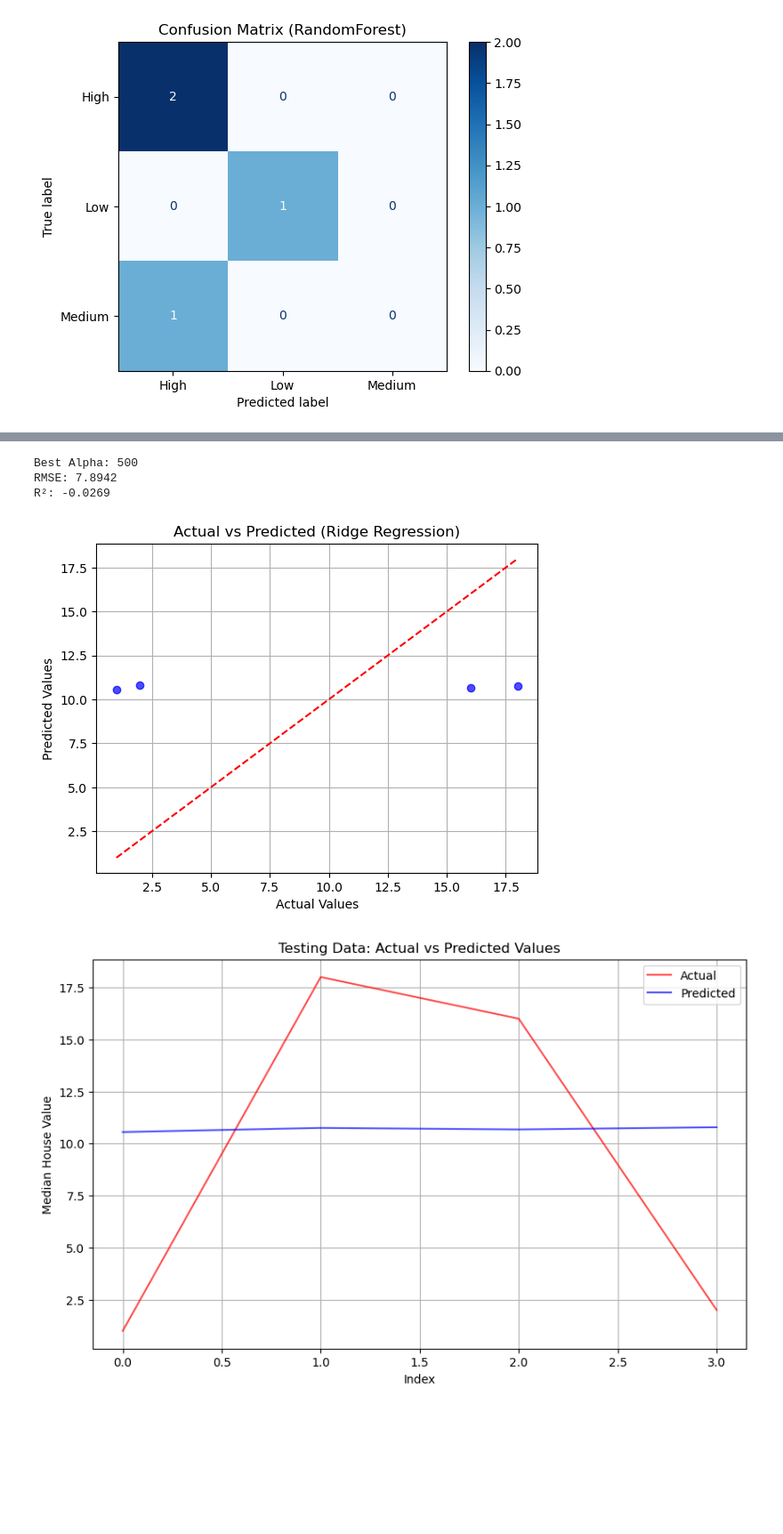
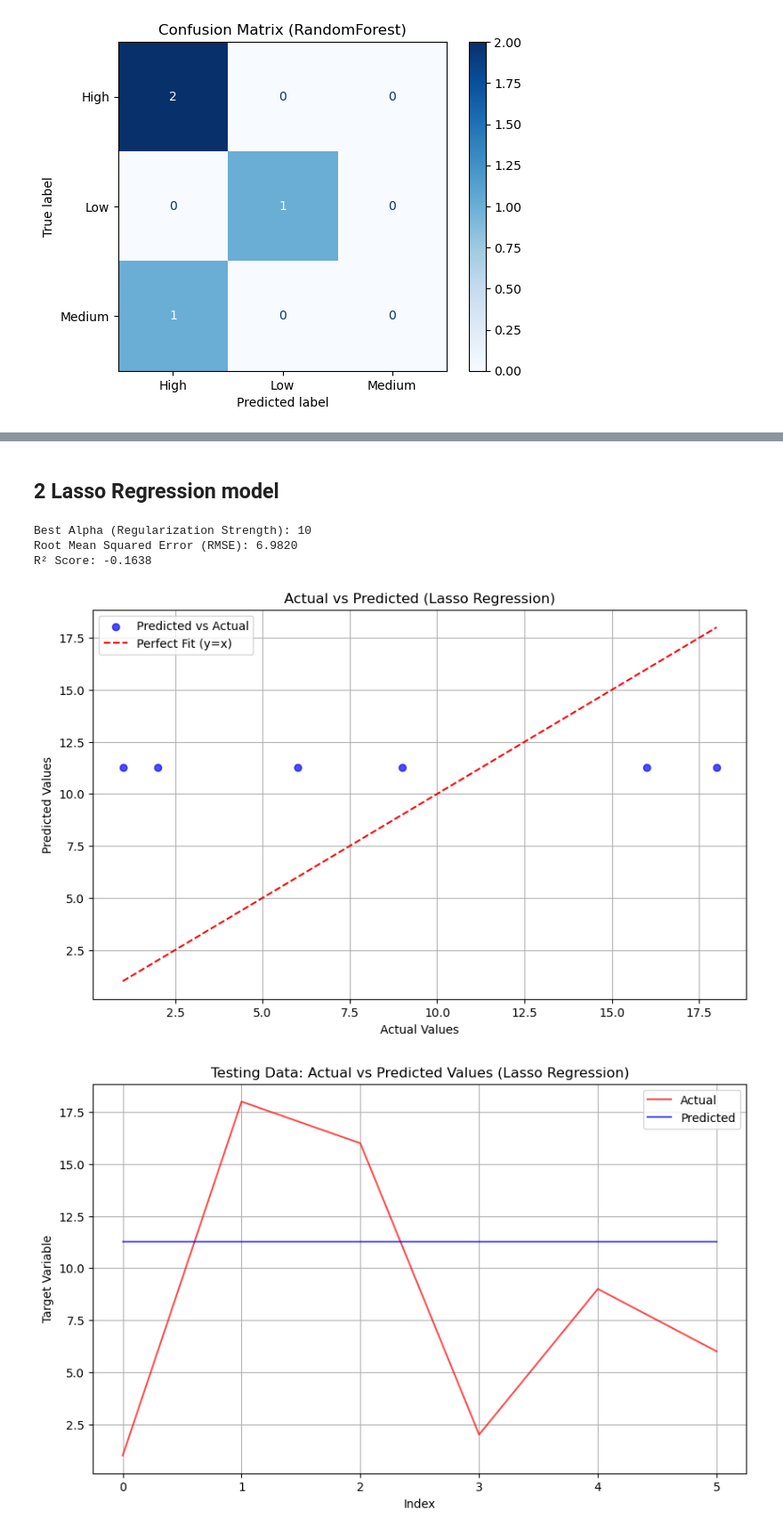
Before and after one commit to darkghost688/6360finalpfoject, a Jupyter notebook: nifH.ipynb, the cells around one changed output, grey strips where cells are left out. Shown at 89% size. Cells and saved outputs as stored; diff of their text form; code cells hidden in the pictures; blank space fills up the shorter version.

Commit message:
fix 5 models

```diff
--- a/nifH.ipynb
+++ b/nifH.ipynb
@@ -454,72 +530,71 @@ weighted avg       0.58      0.75      0.65         4
+# %% [markdown]
+## 2 Lasso Regression model
 # %%
+from sklearn.linear_model import Lasso
 from sklearn.model_selection import GridSearchCV, train_test_split
-from sklearn.linear_model import Ridge
+from sklearn.metrics import mean_squared_error, r2_score
+import matplotlib.pyplot as plt
+import numpy as np
 from sklearn.pipeline import Pipeline
 from sklearn.preprocessing import StandardScaler
-from sklearn.metrics import mean_squared_error, r2_score
-import numpy as np
-import matplotlib.pyplot as plt
 
-# 确保有数据集可用
-# 这里假设你的 df 已经包含了特征和目标变量，并且目标变量是回归值，而不是分类标签
-X = df.drop(columns=['Sample'])  # 假设目标列是 'Sample'
-y = df['Sample']  # 目标列 'Sample'
+# Splitting the dataset
+X_train, X_test, y_train, y_test = train_test_split(X, y, test_size=0.3, random_state=42)
 
-# 划分训练集和测试集
-X_train, X_test, y_train, y_test = train_test_split(X, y, test_size=0.2, random_state=42)
-
-# Define a pipeline with scaling and Ridge Regression
+# Define a pipeline: scaling + Lasso Regression
 pipeline = Pipeline([
     ('scaler', StandardScaler()),
-    ('ridge', Ridge())
+    ('lasso', Lasso(max_iter=10000))
 ])
 
-# Define hyperparameter grid for alpha
+# Define the hyperparameter grid for alpha
 param_grid = {
-    'ridge__alpha': [0.01, 0.1, 1, 10, 100, 200, 500]
+    'lasso__alpha': [0.01, 0.1, 1, 10, 50, 100]
 }
 
-# Use GridSearchCV for hyperparameter tuning
-ridge_grid = GridSearchCV(estimator=pipeline, param_grid=param_grid, cv=5, scoring='neg_mean_squared_error')
-ridge_grid.fit(X_train, y_train)
+# Set up GridSearchCV for hyperparameter tuning
+lasso_grid = GridSearchCV(estimator=pipeline, param_grid=param_grid, cv=5, scoring='neg_mean_squared_error')
+lasso_grid.fit(X_train, y_train)
 
 # Best alpha value
-best_alpha = ridge_grid.best_params_['ridge__alpha']
-print(f"Best Alpha: {best_alpha}")
+best_alpha = lasso_grid.best_params_['lasso__alpha']
+print(f"Best Alpha (Regularization Strength): {best_alpha}")
 
-# Predict on test set
-y_pred = ridge_grid.best_estimator_.predict(X_test)
+# Predict on the test set using the best Lasso model
+y_pred = lasso_grid.best_estimator_.predict(X_test)
 
-# Calculate RMSE and R^2
+# Evaluate the model
 mse = mean_squared_error(y_test, y_pred)
-rmse_ridge = np.sqrt(mse)
-r2_ridge = r2_score(y_test, y_pred)
+rmse_lasso = np.sqrt(mse)
+r2_lasso = r2_score(y_test, y_pred)
 
-print(f"RMSE: {rmse_ridge:.4f}")
-print(f"R²: {r2_ridge:.4f}")
+print(f"Root Mean Squared Error (RMSE): {rmse_lasso:.4f}")
+print(f"R² Score: {r2_lasso:.4f}")
 
-# Scatter plot for actual vs predicted
-plt.scatter(y_test, y_pred, alpha=0.7, color='b')
-plt.plot([y_test.min(), y_test.max()], [y_test.min(), y_test.max()], 'r--')
-plt.title('Actual vs Predicted (Ridge Regression)')
+# Scatter plot: Actual vs Predicted for Lasso Regression
+plt.figure(figsize=(10, 6))
+plt.scatter(y_test, y_pred, alpha=0.7, color='b', label="Predicted vs Actual")
+plt.plot([y_test.min(), y_test.max()], [y_test.min(), y_test.max()], 'r--', label="Perfect Fit (y=x)")
+plt.title('Actual vs Predicted (Lasso Regression)')
 plt.xlabel('Actual Values')
 plt.ylabel('Predicted Values')
+plt.legend()
 plt.grid()
 plt.show()
 
 # Plot: Actual vs Predicted values
 plt.figure(figsize=(10, 6))
-plt.plot(range(len(y_test)), y_test, label="Actual", color="red", alpha=0.7)
-plt.plot(range(len(y_pred)), y_pred, label="Predicted", color="blue", alpha=0.7)
-plt.title("Testing Data: Actual vs Predicted Values")
+plt.plot(range(len(y_test)), y_test, label="Actual", color="red", alpha=0.7, linewidth=1.5)
+plt.plot(range(len(y_pred)), y_pred, label="Predicted", color="blue", alpha=0.7, linewidth=1.5)
+plt.title("Testing Data: Actual vs Predicted Values (Lasso Regression)")
 plt.xlabel("Index")
-plt.ylabel("Median House Value")
+plt.ylabel("Target Variable")
 plt.legend()
 plt.grid()
 plt.show()
 # %% [output]
-Best Alpha: 500
-RMSE: 7.8942
-R²: -0.0269
+Best Alpha (Regularization Strength): 10
+Root Mean Squared Error (RMSE): 6.9820
+R² Score: -0.1638
-[figure, old version]
+[figure, new version]
-[figure, old version]
+[figure, new version]
```
Also changed, not shown: parts of 22 cells of this notebook, 2 other files.
